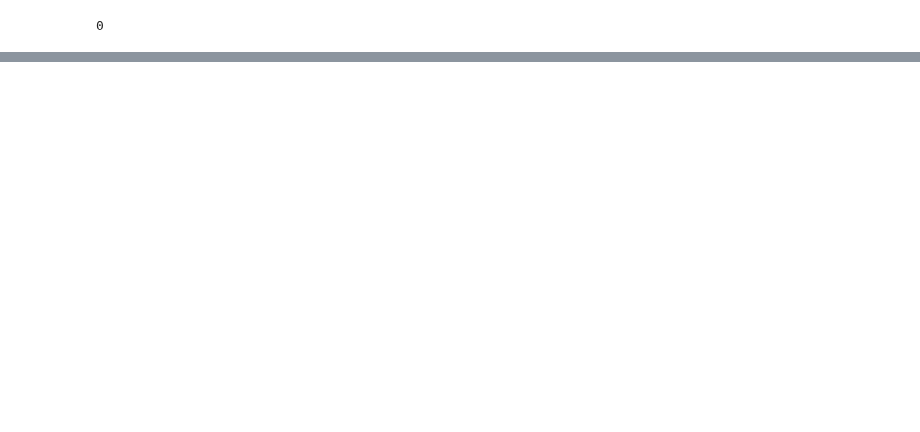
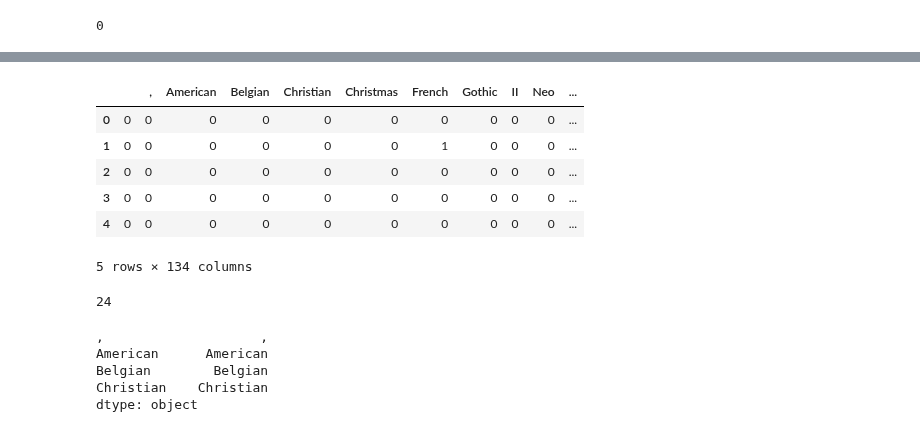
Before and after one commit to S3tuit/jup_lab, a Jupyter notebook: movies_analysis.ipynb, the cells around one changed output, grey strips where cells are left out. Cells and saved outputs as stored; diff of their text form; code cells hidden in the pictures; blank space fills up the shorter version.

```diff
--- a/movies_analysis.ipynb
+++ b/movies_analysis.ipynb
@@ -155,0 +233,3 @@ df['Budget'].isna().sum()
+# %%
+mask = (df['Box office2'].str.find('billion') != -1)
+mask.sum()
@@ -155,0 +242,2 @@ df['Budget'].isna().sum()
+# %%
+df.loc[mask, 'Box office'] = df.loc[mask, 'Box office2'].str.findall(pattern).str.get(0).astype(float) * 1000
@@ -155,0 +267,2 @@ df['Budget'].isna().sum()
+# %%
+df['Genres'] = df['Genres'].str.replace('-', ' ').str.strip().str.split(' ')
@@ -155,0 +323,32 @@ df['Budget'].isna().sum()
+# %%
+df = df[(df['Genres'].apply(len) < 5)]
+# %%
+from sklearn.preprocessing import MultiLabelBinarizer
+
+s = df['Genres']
+
+mlb = MultiLabelBinarizer()
+
+df_genres = pd.DataFrame(mlb.fit_transform(s),columns=mlb.classes_, index=df.index)
+df_genres.head()
+# %% [output]
+|  |  | , | American | Belgian | Christian | Christmas | French | Gothic | II | Neo | ... |
+| 0 | 0 | 0 | 0 | 0 | 0 | 0 | 0 | 0 | 0 | 0 | ... |
+| 1 | 0 | 0 | 0 | 0 | 0 | 0 | 1 | 0 | 0 | 0 | ... |
+| 2 | 0 | 0 | 0 | 0 | 0 | 0 | 0 | 0 | 0 | 0 | ... |
+| 3 | 0 | 0 | 0 | 0 | 0 | 0 | 0 | 0 | 0 | 0 | ... |
+| 4 | 0 | 0 | 0 | 0 | 0 | 0 | 0 | 0 | 0 | 0 | ... |
+5 rows × 134 columns
+# %%
+(df_genres.sum(axis=0) > 15).sum()
+# %% [output]
+24
+# %%
+col_genres = df_genres.columns.to_series()
+col_genres.head()
+# %% [output]
+,                    ,
+American      American
+Belgian        Belgian
+Christian    Christian
+dtype: object
```
Also changed, not shown: parts of 28 cells of this notebook.
